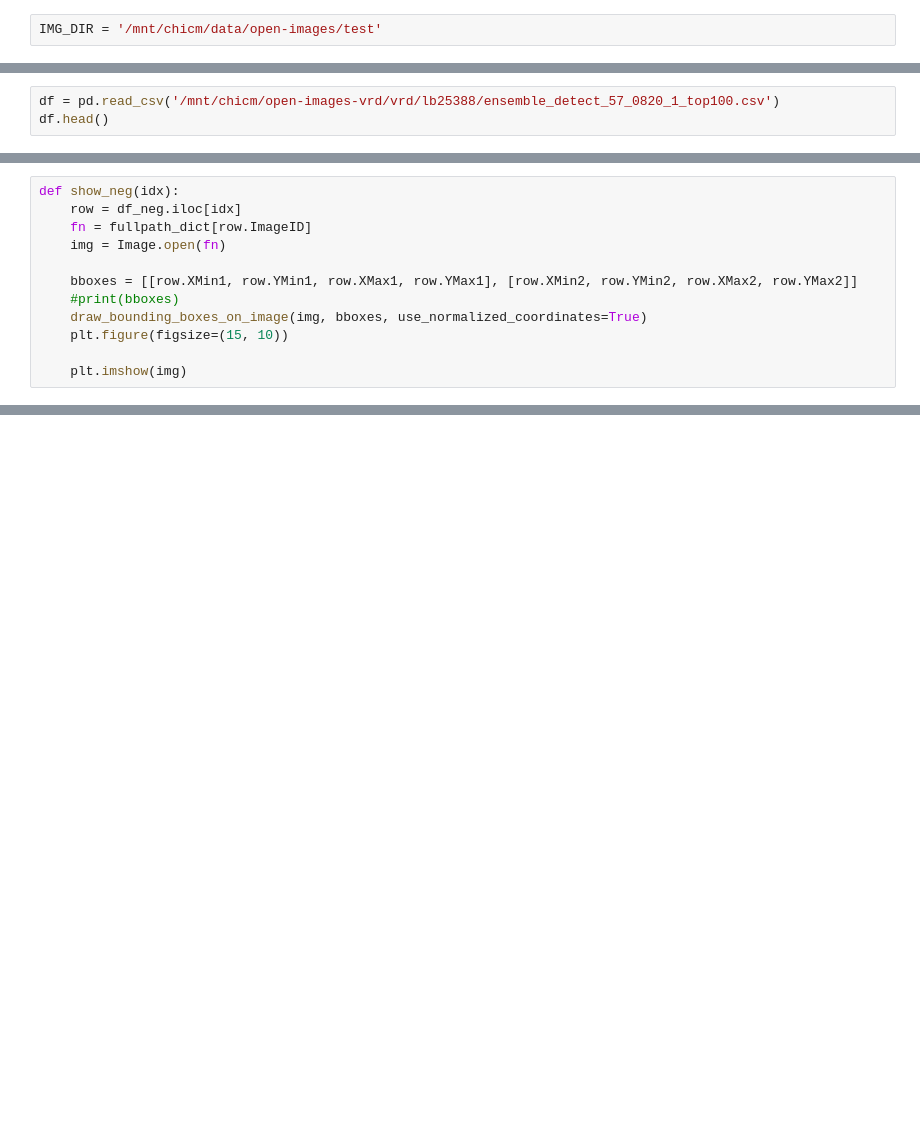
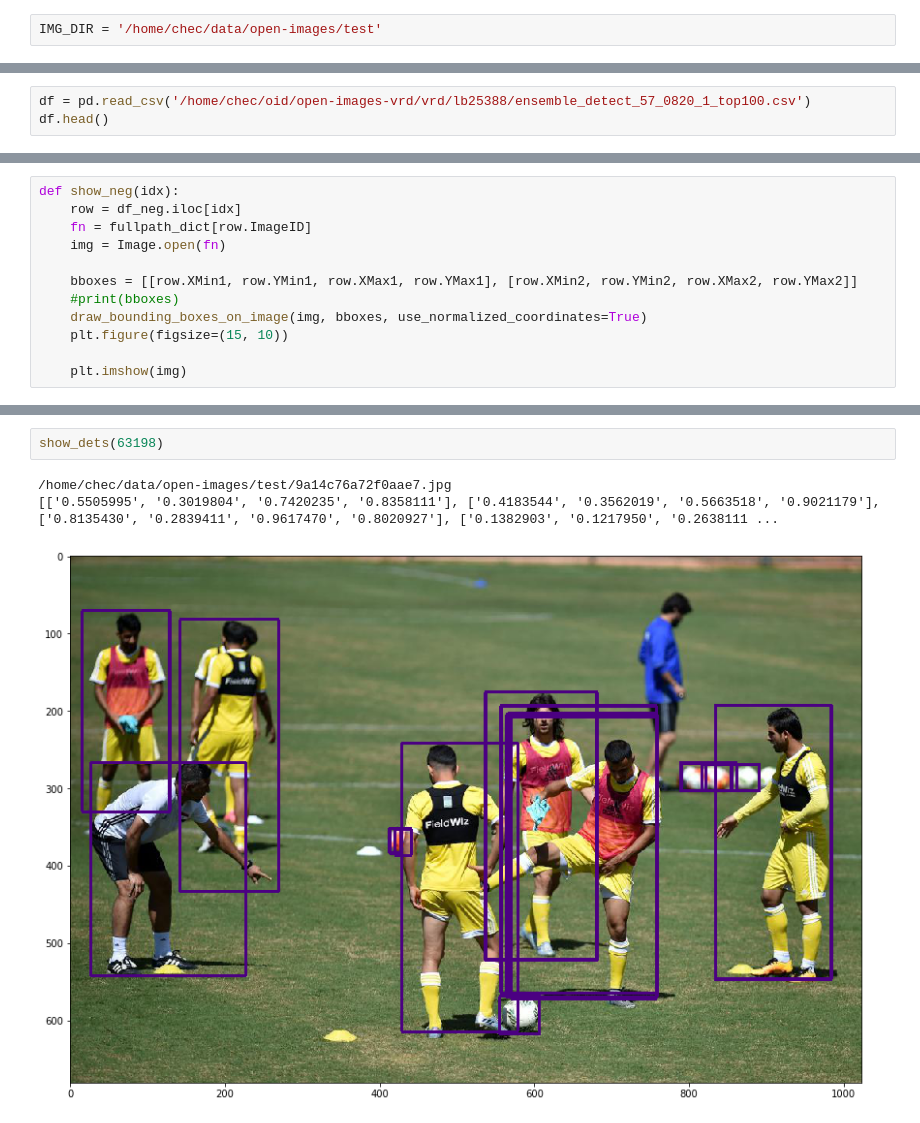
Before and after one commit to chicm/open-images-vrd, a Jupyter notebook: notebooks/show-detections.ipynb, the cells around one changed output, grey strips where cells are left out. Saved outputs shown, nothing was run; the diff lists cells and outputs as text; blank space fills up the shorter version.

```diff
--- a/notebooks/show-detections.ipynb
+++ b/notebooks/show-detections.ipynb
@@ -16,7 +16,7 @@ from tqdm import tqdm
 import glob
 import pickle
 # %%
-IMG_DIR = '/mnt/chicm/data/open-images/test'
+IMG_DIR = '/home/chec/data/open-images/test'
 # %%
 # visualize
 
@@ -106,6 +109,6 @@ sub_tuple_0825_cdiff_wears.csv
 sub_wears.csv
 # %%
-df = pd.read_csv('/mnt/chicm/open-images-vrd/vrd/lb25388/ensemble_detect_57_0820_1_top100.csv')
+df = pd.read_csv('/home/chec/oid/open-images-vrd/vrd/lb25388/ensemble_detect_57_0820_1_top100.csv')
 df.head()
 # %% [output]
 |  | ImageId | PredictionString |
@@ -209,0 +275,6 @@ show_neg(2)
+# %%
+show_dets(63198)
+# %% [output]
+/home/chec/data/open-images/test/9a14c76a72f0aae7.jpg
+[['0.5505995', '0.3019804', '0.7420235', '0.8358111'], ['0.4183544', '0.3562019', '0.5663518', '0.9021179'], ['0.8135430', '0.2839411', '0.9617470', '0.8020927'], ['0.1382903', '0.1217950', '0.2638111 ...
+[figure, added]
```
Also changed, not shown: parts of 16 cells of this notebook, 3 other files.
